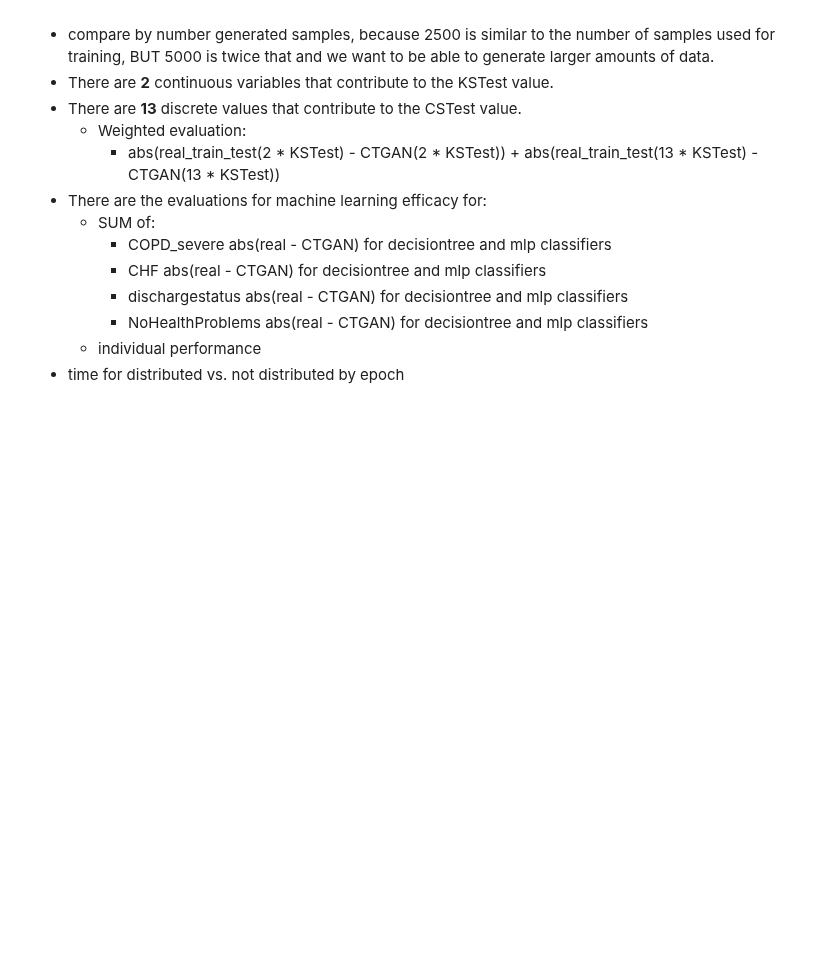
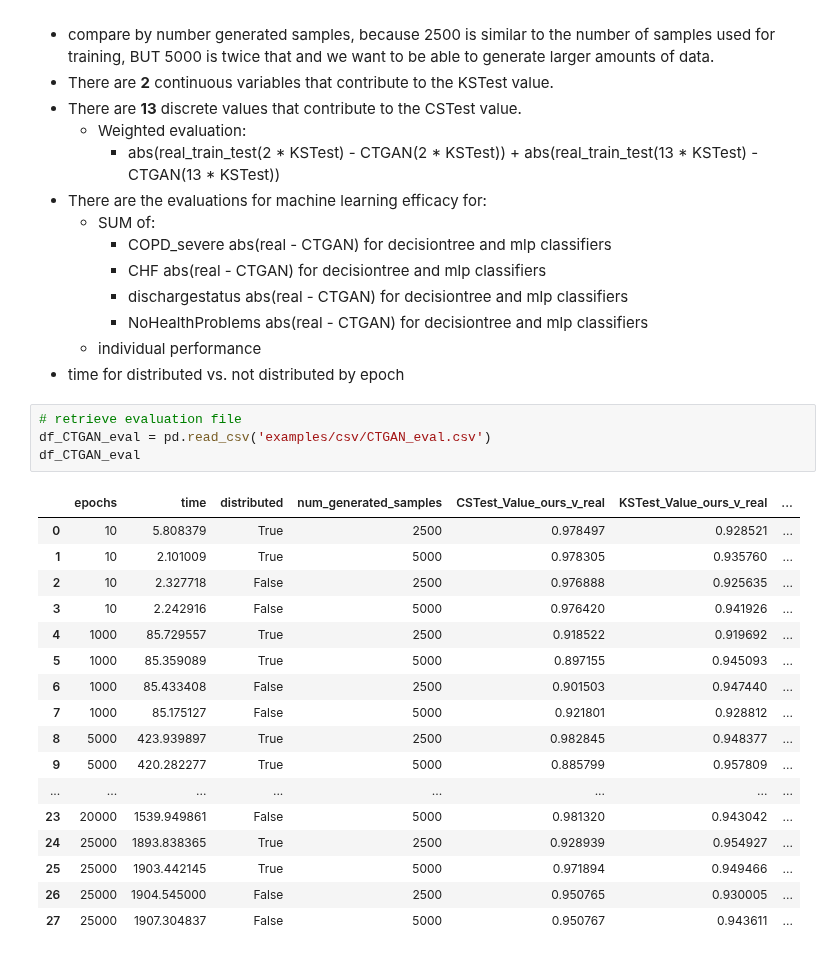
Before and after one commit to dianamJLAB/DS6050, a Jupyter notebook: CTGAN_Distribution/test_CTGAN_eICU.ipynb, the cells around one changed output. Cells and saved outputs as stored; diff of their text form; blank space fills up the shorter version.

```diff
--- a/CTGAN_Distribution/test_CTGAN_eICU.ipynb
+++ b/CTGAN_Distribution/test_CTGAN_eICU.ipynb
@@ -257,3 +257,25 @@ plt.legend()
         * NoHealthProblems abs(real - CTGAN) for decisiontree and mlp classifiers
     * individual performance
 * time for distributed vs. not distributed by epoch
+# %%
+# retrieve evaluation file
+df_CTGAN_eval = pd.read_csv('examples/csv/CTGAN_eval.csv')
+df_CTGAN_eval
+# %% [output]
+|  | epochs | time | distributed | num_generated_samples | CSTest_Value_ours_v_real | KSTest_Value_ours_v_real | ... |
+| 0 | 10 | 5.808379 | True | 2500 | 0.978497 | 0.928521 | ... |
+| 1 | 10 | 2.101009 | True | 5000 | 0.978305 | 0.935760 | ... |
+| 2 | 10 | 2.327718 | False | 2500 | 0.976888 | 0.925635 | ... |
+| 3 | 10 | 2.242916 | False | 5000 | 0.976420 | 0.941926 | ... |
+| 4 | 1000 | 85.729557 | True | 2500 | 0.918522 | 0.919692 | ... |
+| 5 | 1000 | 85.359089 | True | 5000 | 0.897155 | 0.945093 | ... |
+| 6 | 1000 | 85.433408 | False | 2500 | 0.901503 | 0.947440 | ... |
+| 7 | 1000 | 85.175127 | False | 5000 | 0.921801 | 0.928812 | ... |
+| 8 | 5000 | 423.939897 | True | 2500 | 0.982845 | 0.948377 | ... |
+| 9 | 5000 | 420.282277 | True | 5000 | 0.885799 | 0.957809 | ... |
+| ... | ... | ... | ... | ... | ... | ... | ... |
+| 23 | 20000 | 1539.949861 | False | 5000 | 0.981320 | 0.943042 | ... |
+| 24 | 25000 | 1893.838365 | True | 2500 | 0.928939 | 0.954927 | ... |
+| 25 | 25000 | 1903.442145 | True | 5000 | 0.971894 | 0.949466 | ... |
+| 26 | 25000 | 1904.545000 | False | 2500 | 0.950765 | 0.930005 | ... |
+| 27 | 25000 | 1907.304837 | False | 5000 | 0.950767 | 0.943611 | ... |
```
Also changed, not shown: parts of 6 cells of this notebook, 4 other files.
